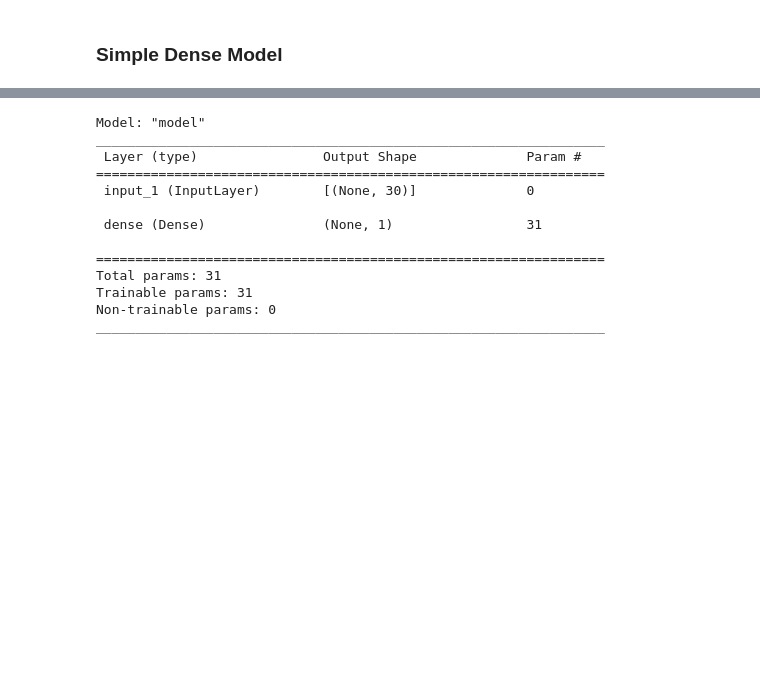
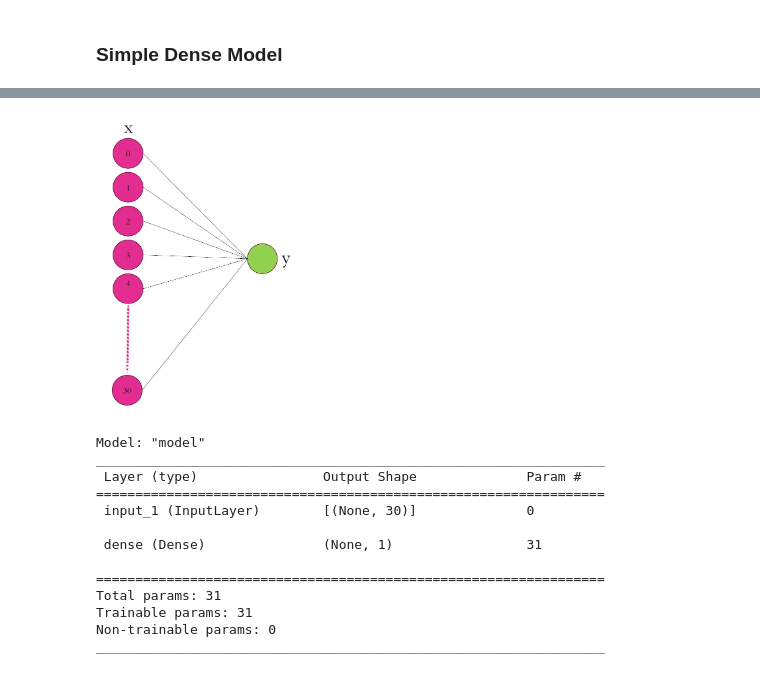
Before and after one commit to DrSridharPalle/Course-1-Deep-Learning-Mastery-Build-Your-AI-Foundation, a Jupyter notebook: Section8-DL-TimeSeries/TimeSeries Forecasting - Seattle Bicycle data.ipynb, the cells around one changed output, grey strips where cells are left out. Saved outputs shown, nothing was run; the diff lists cells and outputs as text; code cells hidden in the pictures; blank space fills up the shorter version.

```diff
--- a/Section8-DL-TimeSeries/TimeSeries Forecasting - Seattle Bicycle data.ipynb
+++ b/Section8-DL-TimeSeries/TimeSeries Forecasting - Seattle Bicycle data.ipynb
@@ -383,3 +401,7 @@ df.head()
+# %%
+display(Image("./images/dense.jpg" , width=200))
+# %% [output]
+[figure, added]
 # %%
 def model_simple_dense():
     inputs = keras.Input(shape = (30,)) # Define Input shape
```
Also changed, not shown: parts of 12 cells of this notebook.
